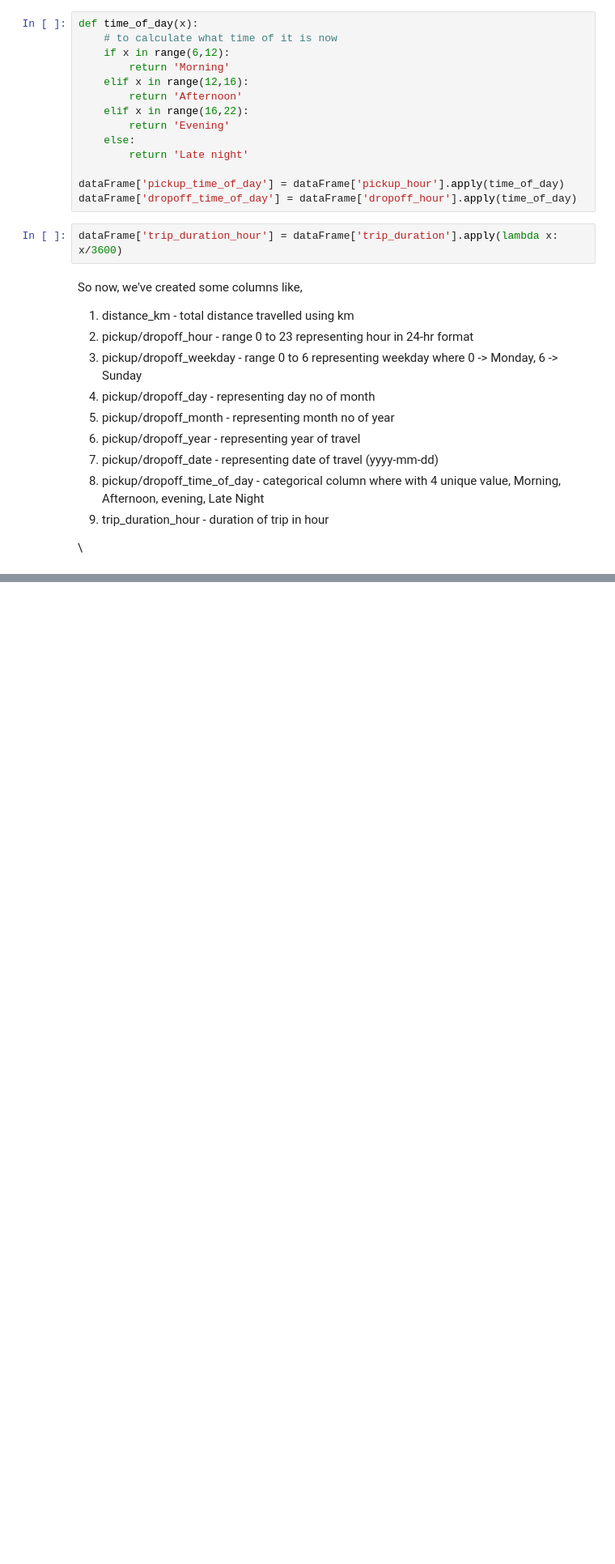
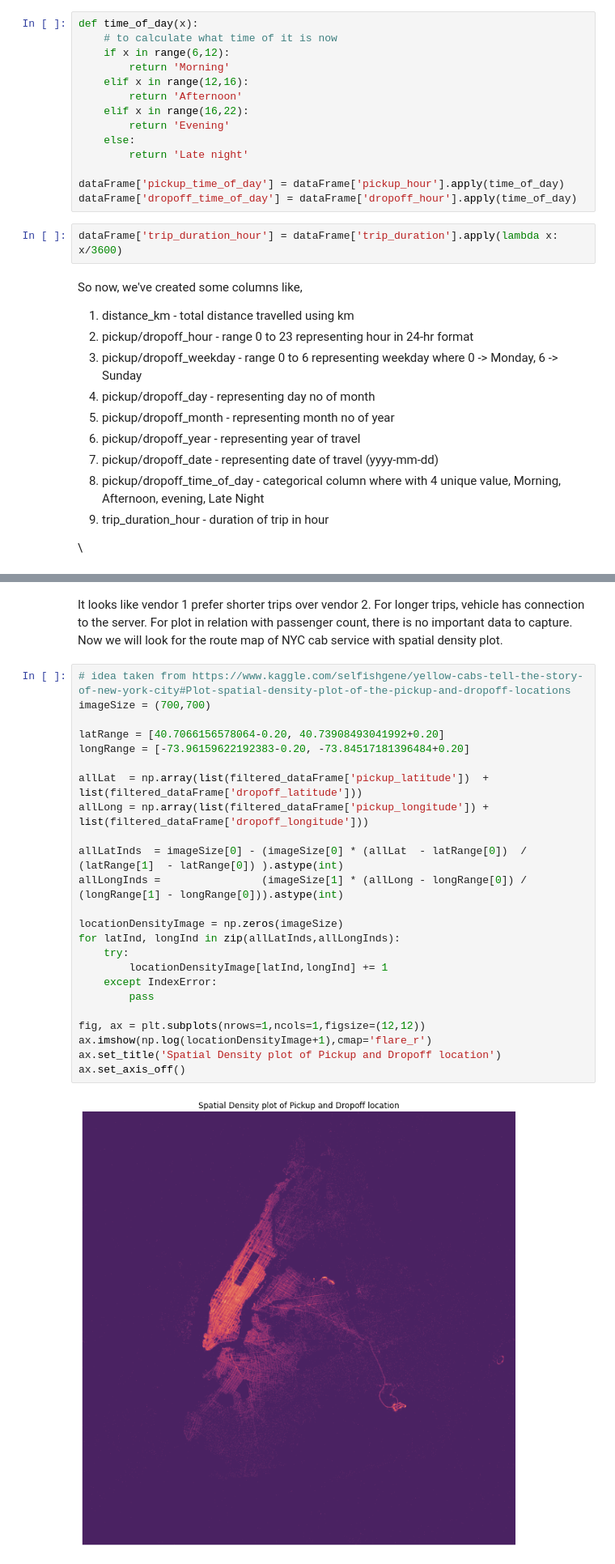
Before and after one commit to sdwaghmare1998/NYC-Taxi-Trip-Time-Prediction, a Jupyter notebook: NYC_Taxi_Trip_Time_Prediction_Capstone_Project_by_Saurabh_Waghmare.ipynb, the cells around one changed output, grey strips where cells are left out. Shown at 81% size. Cells and saved outputs as stored; diff of their text form; blank space fills up the shorter version.

```diff
--- a/NYC_Taxi_Trip_Time_Prediction_Capstone_Project_by_Saurabh_Waghmare.ipynb
+++ b/NYC_Taxi_Trip_Time_Prediction_Capstone_Project_by_Saurabh_Waghmare.ipynb
@@ -288,0 +336,28 @@ So now, we've created some columns like,
+# %% [markdown]
+It looks like vendor 1 prefer shorter trips over vendor 2. For longer trips, vehicle has connection to the server. For plot in relation with passenger count, there is no important data to capture. Now we will look for the route map of NYC cab service with spatial density plot.
+# %%
+# idea taken from https://www.kaggle.com/selfishgene/yellow-cabs-tell-the-story-of-new-york-city#Plot-spatial-density-plot-of-the-pickup-and-dropoff-locations
+imageSize = (700,700)
+
+latRange = [40.7066156578064-0.20, 40.73908493041992+0.20]
+longRange = [-73.96159622192383-0.20, -73.84517181396484+0.20]
+
+allLat  = np.array(list(filtered_dataFrame['pickup_latitude'])  + list(filtered_dataFrame['dropoff_latitude']))
+allLong = np.array(list(filtered_dataFrame['pickup_longitude']) + list(filtered_dataFrame['dropoff_longitude']))
+
+allLatInds  = imageSize[0] - (imageSize[0] * (allLat  - latRange[0])  / (latRange[1]  - latRange[0]) ).astype(int)
+allLongInds =                (imageSize[1] * (allLong - longRange[0]) / (longRange[1] - longRange[0])).astype(int)
+
+locationDensityImage = np.zeros(imageSize)
+for latInd, longInd in zip(allLatInds,allLongInds):
+    try:
+        locationDensityImage[latInd,longInd] += 1
+    except IndexError:
+        pass
+
+fig, ax = plt.subplots(nrows=1,ncols=1,figsize=(12,12))
+ax.imshow(np.log(locationDensityImage+1),cmap='flare_r')
+ax.set_title('Spatial Density plot of Pickup and Dropoff location')
+ax.set_axis_off()
+# %% [output]
+[figure, added]
```
Also changed, not shown: parts of 20 cells of this notebook.
